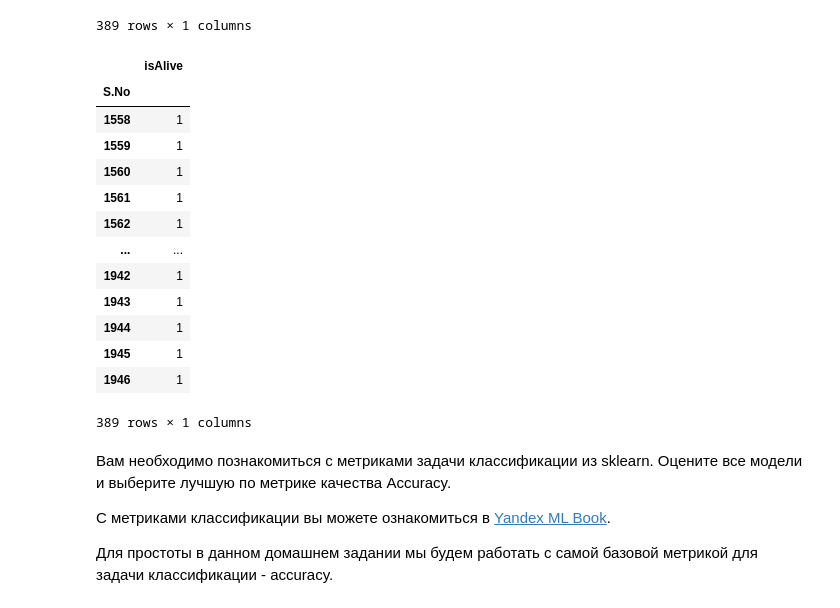
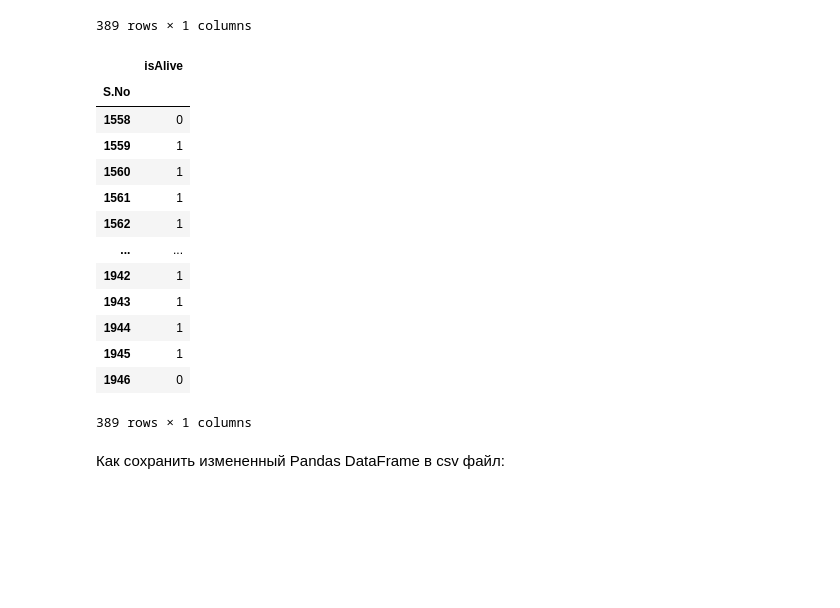
Before and after one commit to bababasbebebe/Projects, a Jupyter notebook: MIPT/DLS/DLS_hw1.ipynb, the cells around one changed output. Saved outputs shown, nothing was run; the diff lists cells and outputs as text; code cells hidden in the pictures; blank space fills up the shorter version.

```diff
--- a/MIPT/DLS/DLS_hw1.ipynb
+++ b/MIPT/DLS/DLS_hw1.ipynb
@@ -353,0 +644,3 @@ df_train = df_train.drop(columns=['spouse'])
+# %%
+df_train = df_train.sort_values(by='isAlive', ascending=True)
+df_train['isAlive']
@@ -361,2 +668,2 @@ y = df_train['isAlive']
 # %%
-#X_train, X_test, y_train, y_test = train_test_split(X, y, test_size=0.2, shuffle=False)
+X_train, X_test, y_train, y_test = train_test_split(X, y, test_size=0.3, shuffle=False)
@@ -597,0 +881,9 @@ array([1, 1, 1, 1, 1, 1, 1, 1, 1, 1, 1, 1, 1, 1, 1, 1, 1, 1, 1, 1, 1, 1,
+# %%
+X_df_test = df_test.values
+
+scaler = MinMaxScaler()
+scaler.fit(X_df_test)
+X_df_test = scaler.transform(X_df_test)
+
+y_test_pred = rand_forest_gs.predict(X_df_test)
+y_test_pred
@@ -598,5 +918,5 @@ array([1, 1, 1, 1, 1, 1, 1, 1, 1, 1, 1, 1, 1, 1, 1, 1, 1, 1, 1, 1, 1, 1,
 # %%
-submission = pd.read_csv("../DLS/submission.csv", index_col='S.No')
+submission = pd.read_csv("DLS/submission.csv", index_col='S.No')
 submission
 # %% [output]
 |  | isAlive |
@@ -614,12 +934,12 @@ submission
 | 1946 | 0 |
 389 rows × 1 columns
 # %%
-submission['isAlive'] = y_pred
+submission['isAlive'] = y_test_pred
 submission
 # %% [output]
 |  | isAlive |
 | S.No |  |
-| 1558 | 1 |
+| 1558 | 0 |
 | 1559 | 1 |
 | 1560 | 1 |
 | 1561 | 1 |
@@ -629,6 +949,8 @@ submission
 | 1943 | 1 |
 | 1944 | 1 |
 | 1945 | 1 |
-| 1946 | 1 |
+| 1946 | 0 |
 389 rows × 1 columns
+# %% [markdown]
+Как сохранить измененный Pandas DataFrame в csv файл:
 # %%
@@ -636,6 +957,0 @@ submission.to_csv("../DLS/new1_submission.csv", index=False)
-# %% [markdown]
-Вам необходимо познакомиться с метриками задачи классификации из sklearn. Оцените все модели и выберите лучшую по метрике качества Accuracy.
-
-С метриками классификации вы можете ознакомиться в [Yandex ML Book](https://education.yandex.ru/handbook/ml/article/metriki-klassifikacii-i-regressii).
-
-Для простоты в данном домашнем задании мы будем работать с самой базовой метрикой для задачи классификации - accuracy.
```
Also changed, not shown: parts of 96 cells of this notebook.
